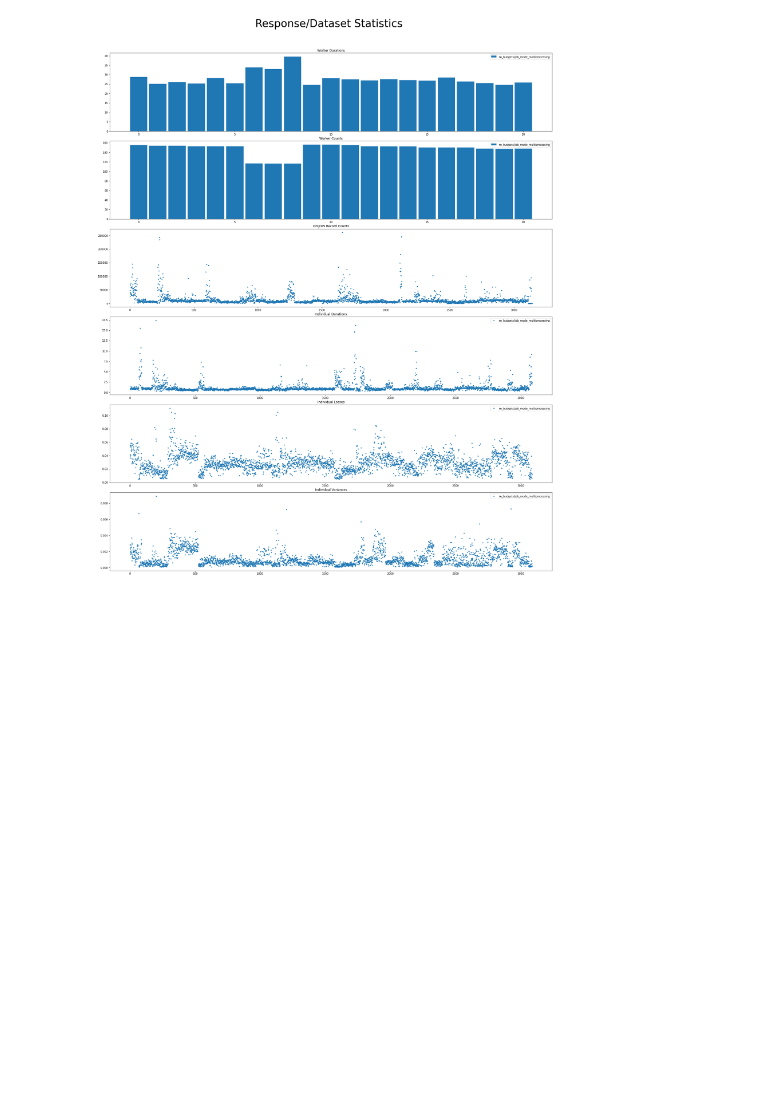
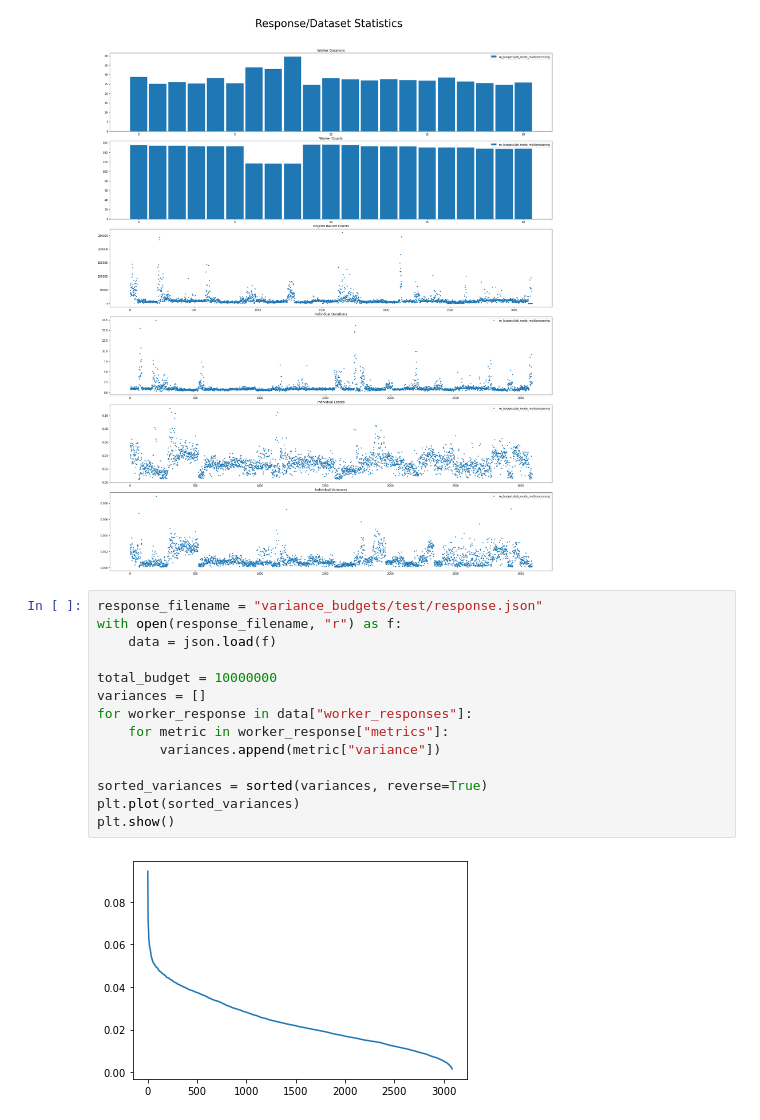
Before and after one commit to Project-Sustain/validation-service, a Jupyter notebook: benchmarks/benchmarks.ipynb, the cells around one changed output. Saved outputs shown, nothing was run; the diff lists cells and outputs as text; blank space fills up the shorter version.

Commit message:
Implement variance budget at master

```diff
--- a/benchmarks/benchmarks.ipynb
+++ b/benchmarks/benchmarks.ipynb
@@ -193,3 +193,19 @@ plt.savefig(f"{experiments[0]}/response_dataset_statistics.png", dpi=300)
 # %% [output]
 Total response duration for no_budgets/job_mode_multiprocessing: 39.81095988070592 seconds
 [figure]
+# %%
+response_filename = "variance_budgets/test/response.json"
+with open(response_filename, "r") as f:
+    data = json.load(f)
+
+total_budget = 10000000
+variances = []
+for worker_response in data["worker_responses"]:
+    for metric in worker_response["metrics"]:
+        variances.append(metric["variance"])
+
+sorted_variances = sorted(variances, reverse=True)
+plt.plot(sorted_variances)
+plt.show()
+# %% [output]
+[figure, added]
```
Also changed, not shown: 4 other files.
